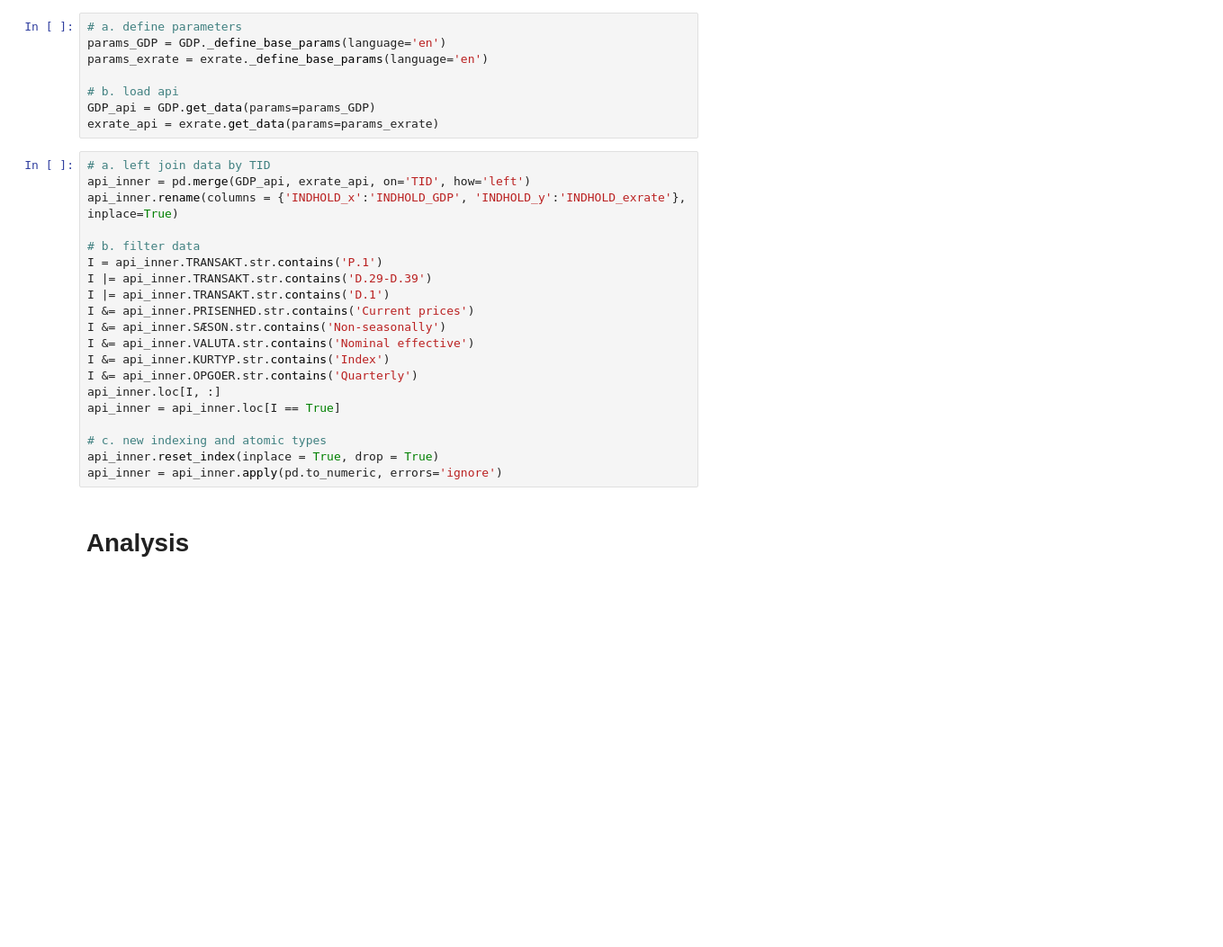
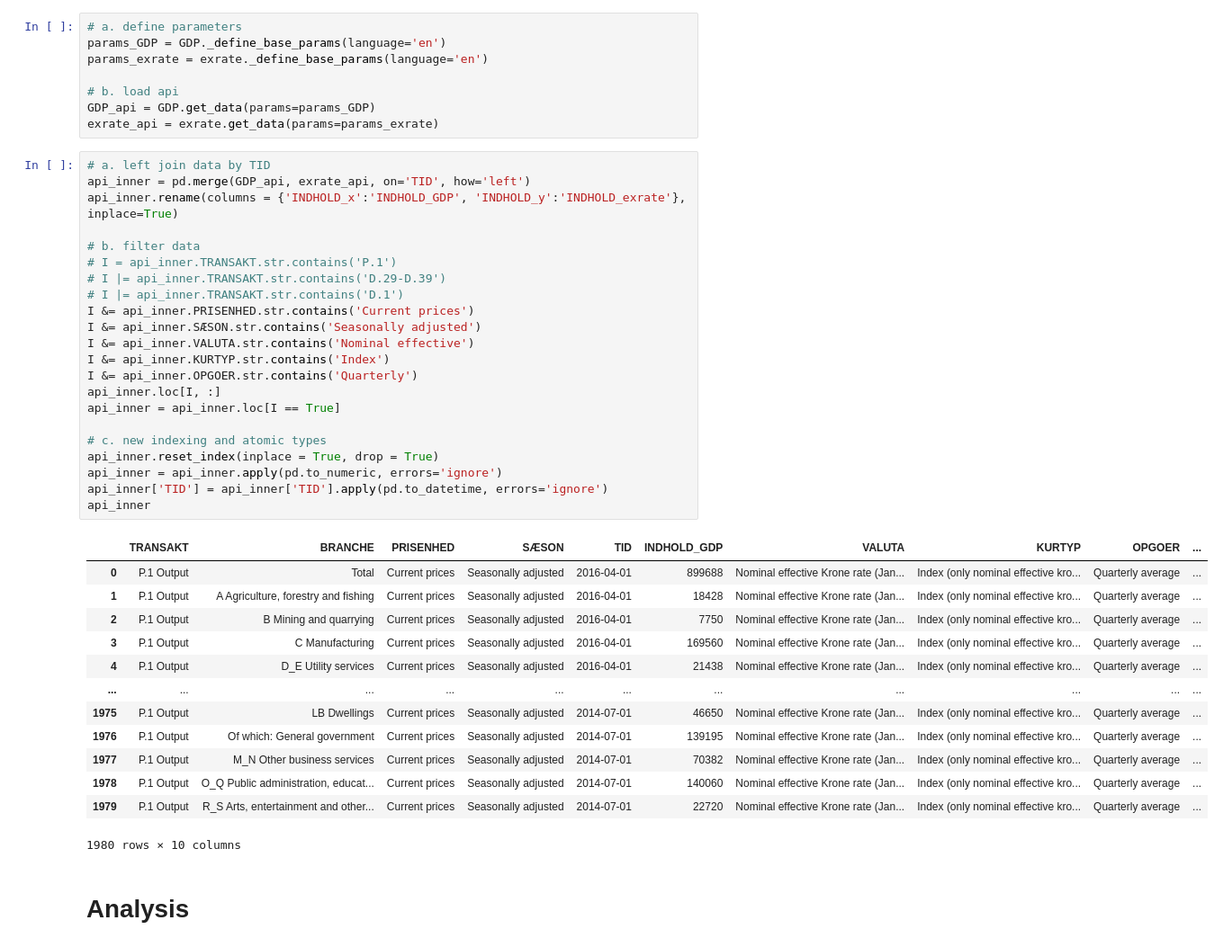
Before and after one commit to NumEconCopenhagen/projects-2023-jacob-per, a Jupyter notebook: dataproject/dataproject.ipynb, the cells around one changed output. Shown: that part at 90% size. Saved outputs shown, nothing was run; the diff lists cells and outputs as text; blank space fills up the shorter version.

```diff
--- a/dataproject/dataproject.ipynb
+++ b/dataproject/dataproject.ipynb
@@ -164,23 +162,39 @@ exrate_api = exrate.get_data(params=params_exrate)
 # %%
 # a. left join data by TID
 api_inner = pd.merge(GDP_api, exrate_api, on='TID', how='left')
 api_inner.rename(columns = {'INDHOLD_x':'INDHOLD_GDP', 'INDHOLD_y':'INDHOLD_exrate'}, inplace=True)
 
 # b. filter data
-I = api_inner.TRANSAKT.str.contains('P.1')
-I |= api_inner.TRANSAKT.str.contains('D.29-D.39')
-I |= api_inner.TRANSAKT.str.contains('D.1')
+# I = api_inner.TRANSAKT.str.contains('P.1')
+# I |= api_inner.TRANSAKT.str.contains('D.29-D.39')
+# I |= api_inner.TRANSAKT.str.contains('D.1')
 I &= api_inner.PRISENHED.str.contains('Current prices')
-I &= api_inner.SÆSON.str.contains('Non-seasonally')
+I &= api_inner.SÆSON.str.contains('Seasonally adjusted')
 I &= api_inner.VALUTA.str.contains('Nominal effective')
 I &= api_inner.KURTYP.str.contains('Index')
 I &= api_inner.OPGOER.str.contains('Quarterly')
 api_inner.loc[I, :]
 api_inner = api_inner.loc[I == True]
 
 # c. new indexing and atomic types
 api_inner.reset_index(inplace = True, drop = True)
 api_inner = api_inner.apply(pd.to_numeric, errors='ignore')
+api_inner['TID'] = api_inner['TID'].apply(pd.to_datetime, errors='ignore')
+api_inner
+# %% [output]
+|  | TRANSAKT | BRANCHE | PRISENHED | SÆSON | TID | INDHOLD_GDP | VALUTA | KURTYP | OPGOER | ... |
+| 0 | P.1 Output | Total | Current prices | Seasonally adjusted | 2016-04-01 | 899688 | Nominal effective Krone rate (Jan... | Index (only nominal effective kro... | Quarterly average | ... |
+| 1 | P.1 Output | A Agriculture, forestry and fishing | Current prices | Seasonally adjusted | 2016-04-01 | 18428 | Nominal effective Krone rate (Jan... | Index (only nominal effective kro... | Quarterly average | ... |
+| 2 | P.1 Output | B Mining and quarrying | Current prices | Seasonally adjusted | 2016-04-01 | 7750 | Nominal effective Krone rate (Jan... | Index (only nominal effective kro... | Quarterly average | ... |
+| 3 | P.1 Output | C Manufacturing | Current prices | Seasonally adjusted | 2016-04-01 | 169560 | Nominal effective Krone rate (Jan... | Index (only nominal effective kro... | Quarterly average | ... |
+| 4 | P.1 Output | D_E Utility services | Current prices | Seasonally adjusted | 2016-04-01 | 21438 | Nominal effective Krone rate (Jan... | Index (only nominal effective kro... | Quarterly average | ... |
+| ... | ... | ... | ... | ... | ... | ... | ... | ... | ... | ... |
+| 1975 | P.1 Output | LB Dwellings | Current prices | Seasonally adjusted | 2014-07-01 | 46650 | Nominal effective Krone rate (Jan... | Index (only nominal effective kro... | Quarterly average | ... |
+| 1976 | P.1 Output | Of which: General government | Current prices | Seasonally adjusted | 2014-07-01 | 139195 | Nominal effective Krone rate (Jan... | Index (only nominal effective kro... | Quarterly average | ... |
+| 1977 | P.1 Output | M_N Other business services | Current prices | Seasonally adjusted | 2014-07-01 | 70382 | Nominal effective Krone rate (Jan... | Index (only nominal effective kro... | Quarterly average | ... |
+| 1978 | P.1 Output | O_Q Public administration, educat... | Current prices | Seasonally adjusted | 2014-07-01 | 140060 | Nominal effective Krone rate (Jan... | Index (only nominal effective kro... | Quarterly average | ... |
+| 1979 | P.1 Output | R_S Arts, entertainment and other... | Current prices | Seasonally adjusted | 2014-07-01 | 22720 | Nominal effective Krone rate (Jan... | Index (only nominal effective kro... | Quarterly average | ... |
+1980 rows × 10 columns
 # %% [markdown]
 # Analysis
 # %% [markdown]
```
Also changed, not shown: parts of 8 cells of this notebook.
